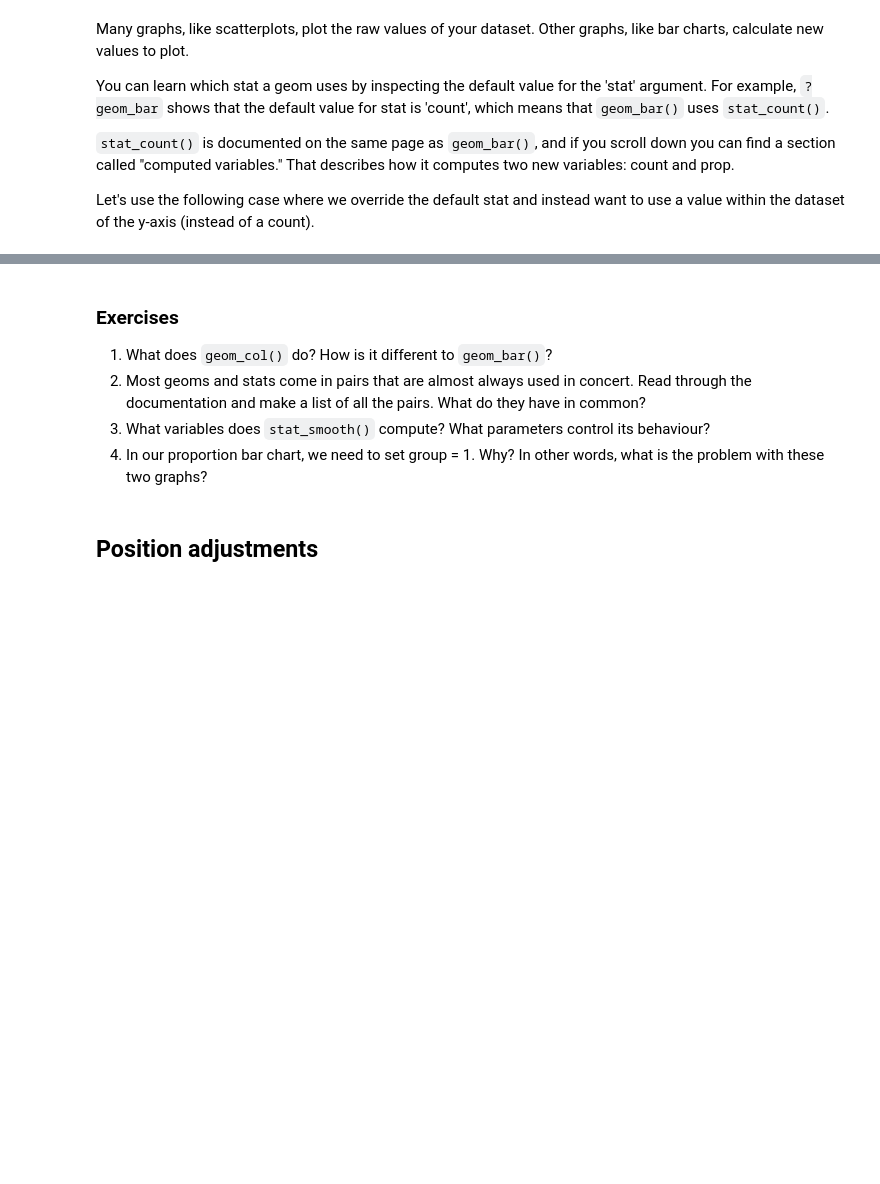
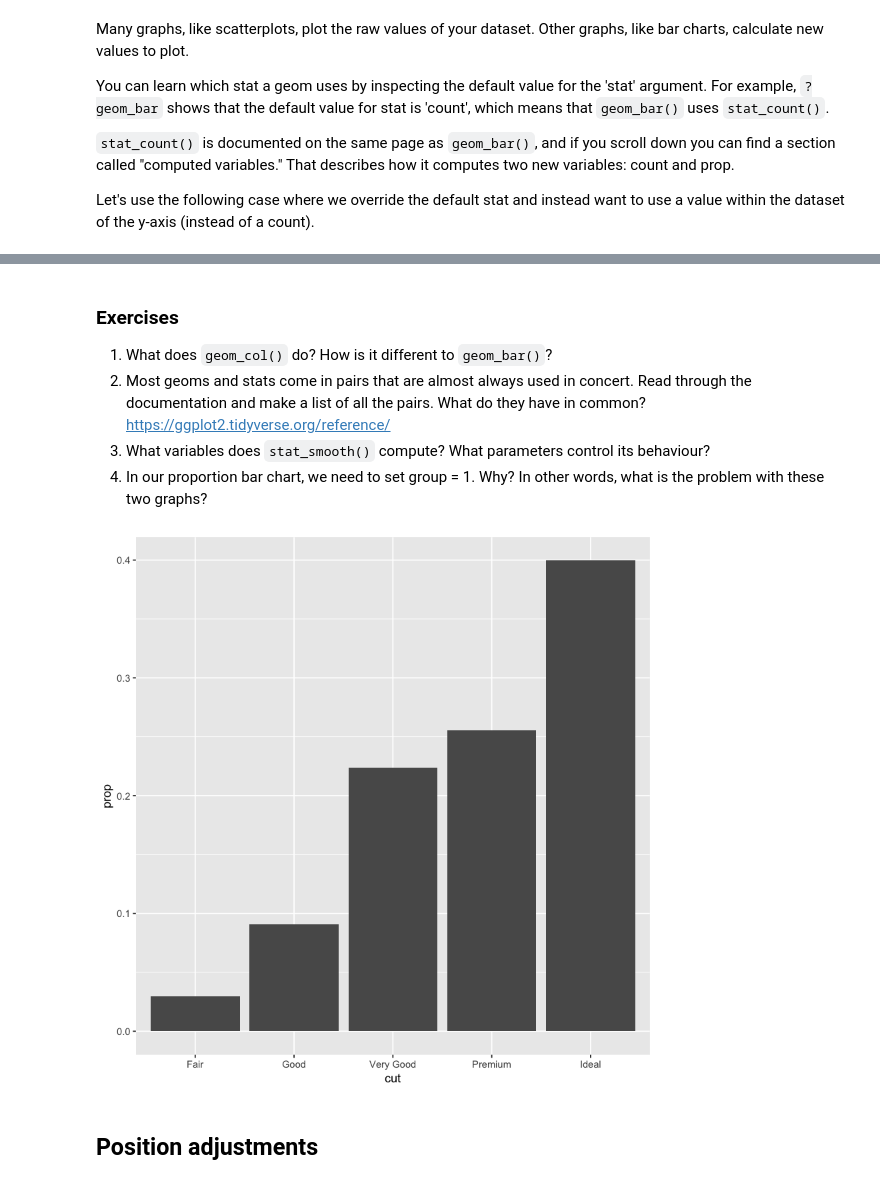
Before and after one commit to bmanzo/stats306_labs, a Jupyter notebook: lab02/stats306_lab02.ipynb, the cells around one changed output, grey strips where cells are left out. Saved outputs shown, nothing was run; the diff lists cells and outputs as text; code cells hidden in the pictures; blank space fills up the shorter version.

```diff
--- a/lab02/stats306_lab02.ipynb
+++ b/lab02/stats306_lab02.ipynb
@@ -113,12 +195,14 @@ ggplot(data = dm) +
 ### Exercises
 
 1. What does `geom_col()` do? How is it different to `geom_bar()`?
-2. Most geoms and stats come in pairs that are almost always used in concert. Read through the documentation and make a list of all the pairs. What do they have in common?
+2. Most geoms and stats come in pairs that are almost always used in concert. Read through the documentation and make a list of all the pairs. What do they have in common? https://ggplot2.tidyverse.org/reference/
 3. What variables does `stat_smooth()` compute? What parameters control its behaviour?
 4. In our proportion bar chart, we need to set group = 1. Why? In other words, what is the problem with these two graphs?
 # %%
 ggplot(data = diamonds) +
-  geom_bar(mapping = aes(x = cut, fill = color, y = ..prop..))
+  geom_bar(mapping = aes(x = cut, fill = color, y = ..prop.., group=1))
+# %% [output]
+[figure, added]
 # %% [markdown]
 ## Position adjustments
 # %%
```
Also changed, not shown: parts of 53 cells of this notebook.
